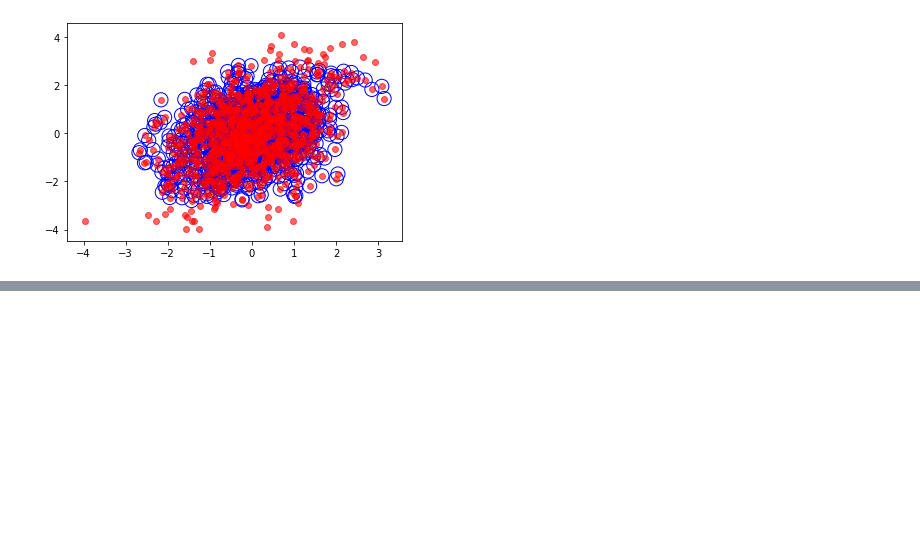
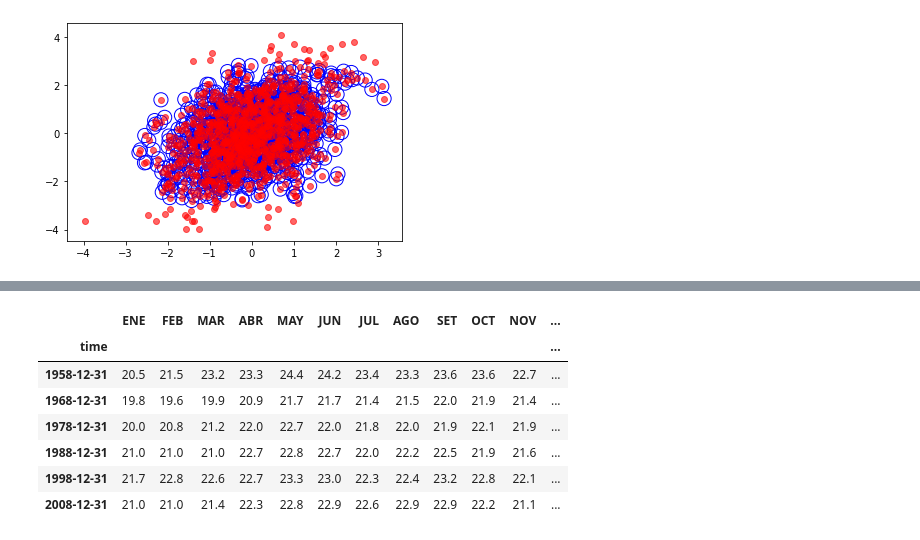
Before and after one commit to santiagocasas/notebooks, a Jupyter notebook: Santi/Answers.ipynb, the cells around one changed output, grey strips where cells are left out. Cells and saved outputs as stored; diff of their text form; code cells hidden in the pictures; blank space fills up the shorter version.

```diff
--- a/Santi/Answers.ipynb
+++ b/Santi/Answers.ipynb
@@ -137,0 +208,11 @@ plt.scatter(X[:, 0], X[:, 1], color='red', alpha=0.6);
+# %%
+crr.asfreq('10Y')
+# %% [output]
+|  | ENE | FEB | MAR | ABR | MAY | JUN | JUL | AGO | SET | OCT | NOV | ... |
+| time |  |  |  |  |  |  |  |  |  |  |  | ... |
+| 1958-12-31 | 20.5 | 21.5 | 23.2 | 23.3 | 24.4 | 24.2 | 23.4 | 23.3 | 23.6 | 23.6 | 22.7 | ... |
+| 1968-12-31 | 19.8 | 19.6 | 19.9 | 20.9 | 21.7 | 21.7 | 21.4 | 21.5 | 22.0 | 21.9 | 21.4 | ... |
+| 1978-12-31 | 20.0 | 20.8 | 21.2 | 22.0 | 22.7 | 22.0 | 21.8 | 22.0 | 21.9 | 22.1 | 21.9 | ... |
+| 1988-12-31 | 21.0 | 21.0 | 21.0 | 22.7 | 22.8 | 22.7 | 22.0 | 22.2 | 22.5 | 21.9 | 21.6 | ... |
+| 1998-12-31 | 21.7 | 22.8 | 22.6 | 22.7 | 23.3 | 23.0 | 22.3 | 22.4 | 23.2 | 22.8 | 22.1 | ... |
+| 2008-12-31 | 21.0 | 21.0 | 21.4 | 22.3 | 22.8 | 22.9 | 22.6 | 22.9 | 22.9 | 22.2 | 21.1 | ... |
```
Also changed, not shown: parts of 15 cells of this notebook, 4 other files.
